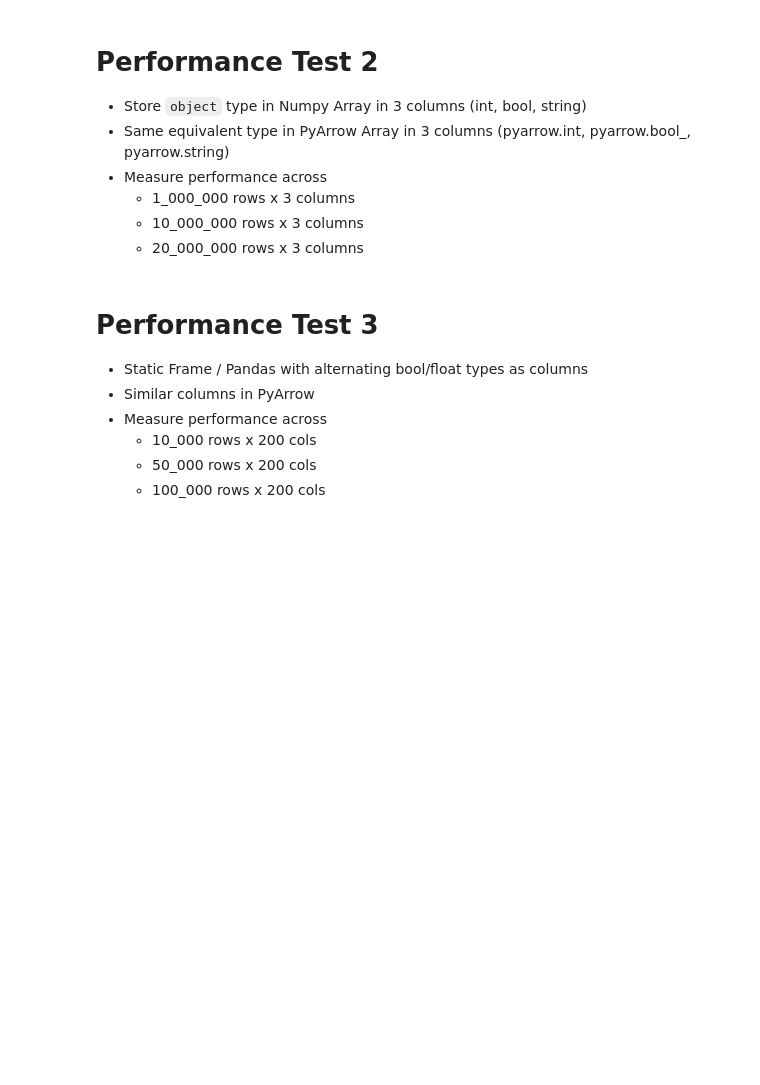
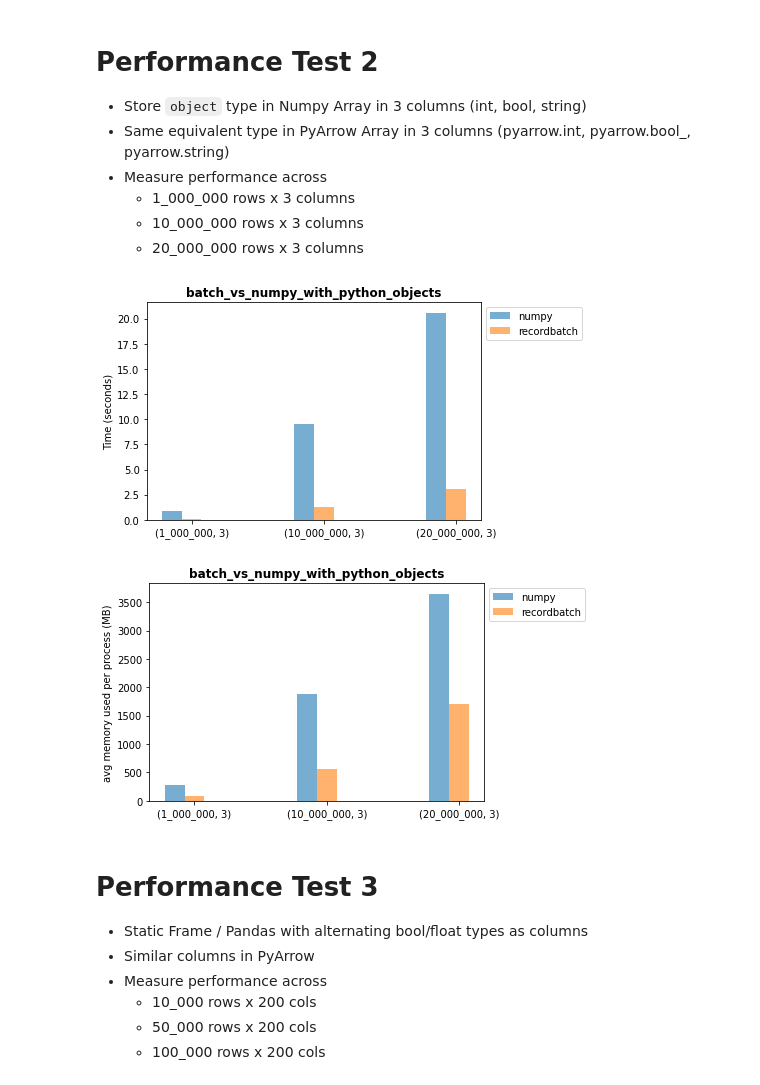
Before and after one commit to gdevanla/learn-pyarrow, a Jupyter notebook: arrow-3.ipynb, the cells around one changed output. Drawn from its saved outputs; the diff is of its cells as text; code cells hidden in the pictures; blank space fills up the shorter version.

```diff
--- a/arrow-3.ipynb
+++ b/arrow-3.ipynb
@@ -376,6 +383,12 @@ print(batch[1:3][1]) # zero copy slicing
      -  1_000_000 rows x 3 columns
      -  10_000_000 rows x 3 columns
      -  20_000_000 rows x 3 columns
+# %%
+plot_test('test2.txt', 'batch_vs_numpy_with_python_objects', 'duration', 'Time (seconds)')
+plot_test('memory_test2.txt', 'batch_vs_numpy_with_python_objects', 'size', 'avg memory used per process (MB)')
+# %% [output]
+[figure, added]
+[figure, added]
 # %% [markdown]
 # Performance Test 3
 
```
Also changed, not shown: parts of 3 cells of this notebook, 13 other files.
